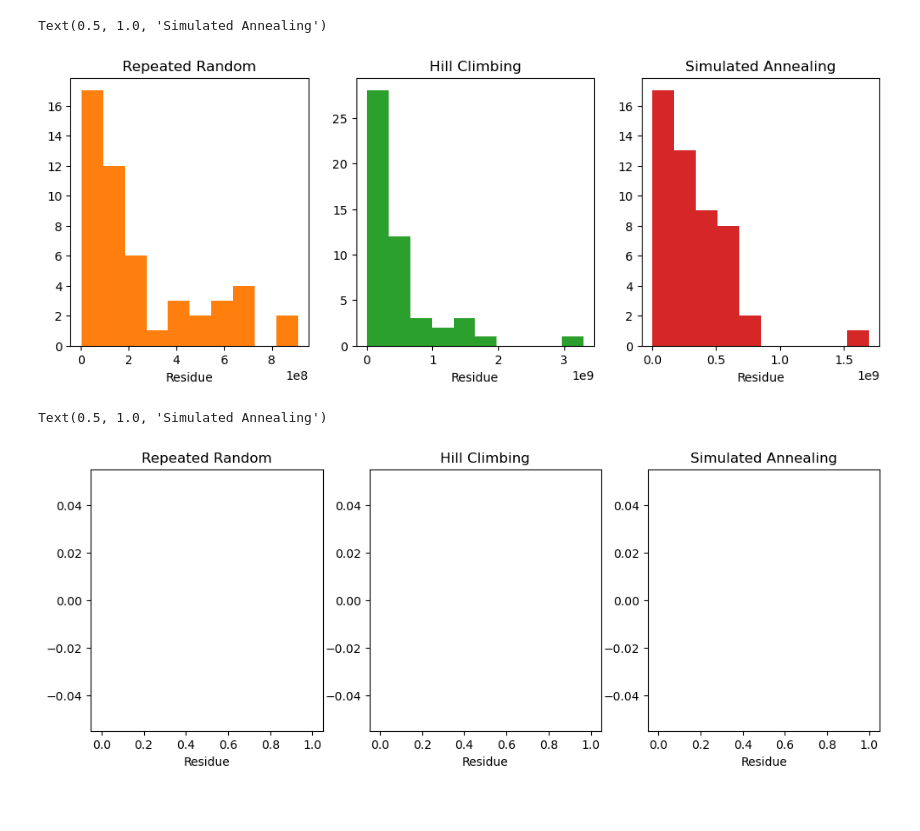
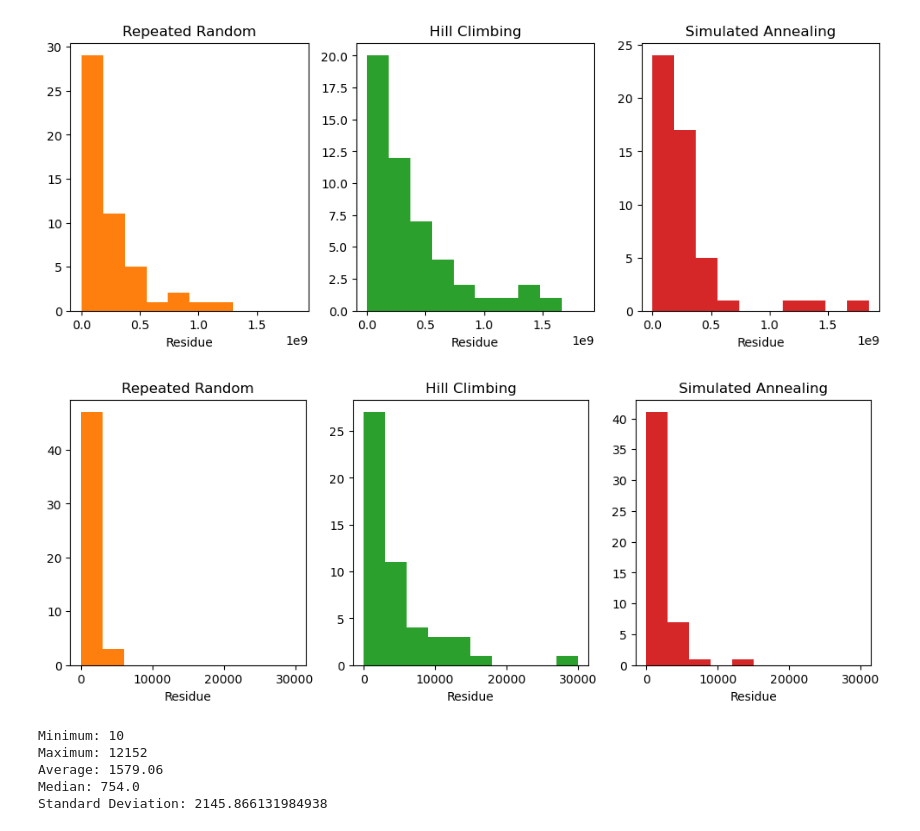
Before and after one commit to alexbuzalicse/CS-124-AB-ND, a Jupyter notebook: P3/experiments.ipynb, the cells around one changed output. Cells and saved outputs as stored; diff of their text form; code cells hidden in the pictures; blank space fills up the shorter version.

Commit message:
Final Results?

```diff
--- a/P3/experiments.ipynb
+++ b/P3/experiments.ipynb
@@ -34,14 +35,14 @@ for i in range(trialNumber):
     standardSimulatedAnnealingResults.append(standardAlgorithms.simulatedAnnealing(A,maxIterations))
     print('Standard SA Done')
 
-    # prepartitionRepeatedRandomResults.append(prepartitionAlgorithms.repeatedRandom(A,maxIterations))
-    # print('Prepartition RR Done')
-    #
-    # prepartitionHillClimbingResults.append(prepartitionAlgorithms.hillClimbing(A,maxIterations))
-    # print('Prepartition HC Done')
-    #
-    # prepartitionSimulatedAnnealingResults.append(prepartitionAlgorithms.simulatedAnnealing(A,maxIterations))
-    # print('Prepartition SA Done')
+    prepartitionRepeatedRandomResults.append(prepartitionAlgorithms.repeatedRandom(A,maxIterations))
+    print('Prepartition RR Done')
+
+    prepartitionHillClimbingResults.append(prepartitionAlgorithms.hillClimbing(A,maxIterations))
+    print('Prepartition HC Done')
+
+    prepartitionSimulatedAnnealingResults.append(prepartitionAlgorithms.simulatedAnnealing(A,maxIterations))
+    print('Prepartition SA Done')
 # %% [output]
 Trial 1
 KK Done
@@ -63,3 +64,11 @@ Standard SA Done
+# %%
+# Save Data
+with open('results.pkl', 'wb') as f:
+    pickle.dump([karmarkarKarpResults,standardRepeatedRandomResults,standardHillClimbingResults,standardSimulatedAnnealingResults,prepartitionRepeatedRandomResults,prepartitionHillClimbingResults,prepartitionSimulatedAnnealingResults], f)
+# %%
+# Load Data
+with open(f'results.pkl', 'rb') as f:
+    karmarkarKarpResults,standardRepeatedRandomResults,standardHillClimbingResults,standardSimulatedAnnealingResults,prepartitionRepeatedRandomResults,prepartitionHillClimbingResults,prepartitionSimulatedAnnealingResults = pickle.load(f)
 # %%
 # Karmarkar-Karp Results
 plt.hist(karmarkarKarpResults)
@@ -70,32 +80,48 @@ Text(0.5, 1.0, 'Karmarkar-Karp')
 # %%
 # Standard Results
 fig, ax = plt.subplots(1,3,figsize=(12,4))
+xRange = (0,1.85e9)
 
-ax[0].hist(standardRepeatedRandomResults, color = 'C1')
+ax[0].hist(standardRepeatedRandomResults, color = 'C1', range = xRange)
 ax[0].set_xlabel('Residue')
 ax[0].set_title('Repeated Random')
-ax[1].hist(standardHillClimbingResults, color = 'C2')
+ax[1].hist(standardHillClimbingResults, color = 'C2', range = xRange)
 ax[1].set_xlabel('Residue')
 ax[1].set_title('Hill Climbing')
-ax[2].hist(standardSimulatedAnnealingResults, color = 'C3')
+ax[2].hist(standardSimulatedAnnealingResults, color = 'C3', range = xRange)
 ax[2].set_xlabel('Residue')
 ax[2].set_title('Simulated Annealing')
+plt.savefig('Figures/standard.pdf',bbox_inches='tight')
 # %% [output]
-Text(0.5, 1.0, 'Simulated Annealing')
-[figure, old version]
+[figure, new version]
 # %%
 # Prepartition Results
 fig, ax = plt.subplots(1,3,figsize=(12,4))
+xRange = (0,30000)
 
-ax[0].hist(prepartitionRepeatedRandomResults, color = 'C1')
+ax[0].hist(prepartitionRepeatedRandomResults, color = 'C1', range = xRange)
 ax[0].set_xlabel('Residue')
 ax[0].set_title('Repeated Random')
-ax[1].hist(prepartitionHillClimbingResults, color = 'C2')
+ax[1].hist(prepartitionHillClimbingResults, color = 'C2', range = xRange)
 ax[1].set_xlabel('Residue')
 ax[1].set_title('Hill Climbing')
-ax[2].hist(prepartitionSimulatedAnnealingResults, color = 'C3')
+ax[2].hist(prepartitionSimulatedAnnealingResults, color = 'C3', range = xRange)
 ax[2].set_xlabel('Residue')
 ax[2].set_title('Simulated Annealing')
+plt.savefig('Figures/prepartition.pdf',bbox_inches='tight')
 # %% [output]
-Text(0.5, 1.0, 'Simulated Annealing')
-[figure, old version]
+[figure, new version]
+# %%
+algResults = prepartitionSimulatedAnnealingResults
+
+print(f'Minimum: {min(algResults)}')
+print(f'Maximum: {max(algResults)}')
+print(f'Average: {np.mean(algResults)}')
+print(f'Median: {np.median(algResults)}')
+print(f'Standard Deviation: {np.std(algResults)}')
+# %% [output]
+Minimum: 10
+Maximum: 12152
+Average: 1579.06
+Median: 754.0
+Standard Deviation: 2145.866131984938
```
Also changed, not shown: parts of 3 cells of this notebook, 4 other files.
